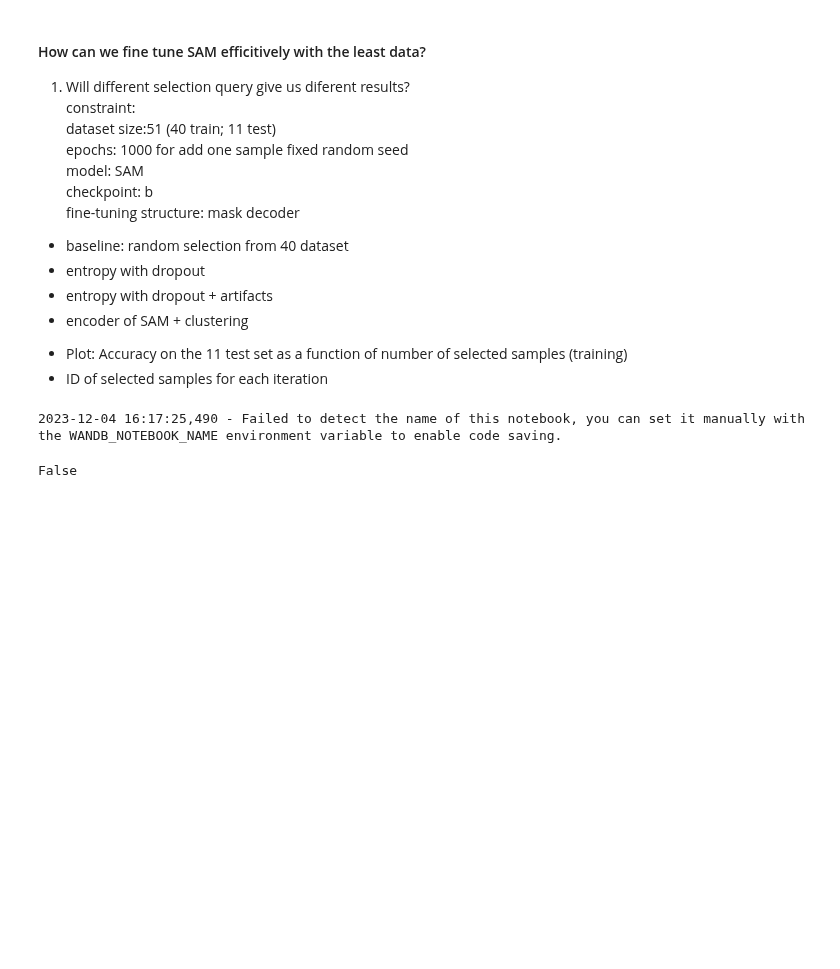
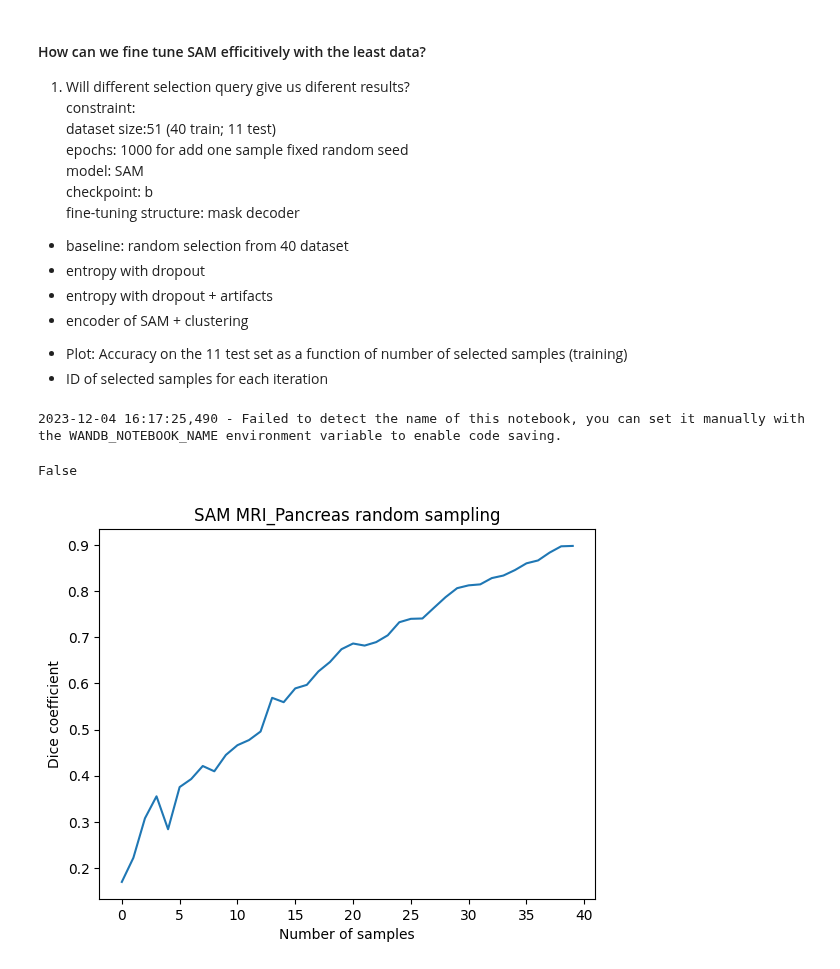
Before and after one commit to yexincheng/ALMRI, a Jupyter notebook: research_questions.ipynb, the cells around one changed output. Cells and saved outputs as stored; diff of their text form; code cells hidden in the pictures; blank space fills up the shorter version.

```diff
--- a/research_questions.ipynb
+++ b/research_questions.ipynb
@@ -185,33 +185,35 @@ False
 # %%
 # eval training pool
 training_pool = glob(os.path.join(training_pool_path, '*.npz'))
 dice_train = []
 
-num_epochs = 100
+num_epochs = 50
 ckp_paths = sorted(glob(os.path.join(save_path_ckp, f'epochs{num_epochs}', '*latest.pth')))
 for p in tqdm(ckp_paths):
     avg_dice = []
     for t in tqdm(training_pool):
         id = os.path.basename(t).split('.')[0]
         imgs = np.load(t)['imgs']
 
         dataset = NpzDataset([t])
         batch_size = len(dataset)
         dataloader = DataLoader(dataset, batch_size=batch_size, shuffle=False) # make sure batch size is larger than sample slices
         for embeddings, gts, _ in dataloader:
             preds, _ = infer(imgs, embeddings, p, sam_model_type, device)
         gts = gts[:, 0, :, :].numpy() # convert tensor to numpy (B, H, W)
         dice = compute_dice_coefficient(gts, preds)
         avg_dice.append(dice)
     dice_train.append(np.mean(avg_dice))
 
 plt.plot(dice_train)
 plt.xlabel('Number of samples')
 plt.ylabel('Dice coefficient')
 plt.title(f'{base_model} {task} {strategy} sampling')
-plt.show()
+# plt.show()
 plt.savefig(os.path.join('figures/train', f'{base_model}_{task}_{strategy}_epochs{num_epochs}_sampling.png'))
 plt.close()
+# %% [output]
+[figure, added]
 # %%
 # eval on test set
 
```
Also changed, not shown: 4 other files.
